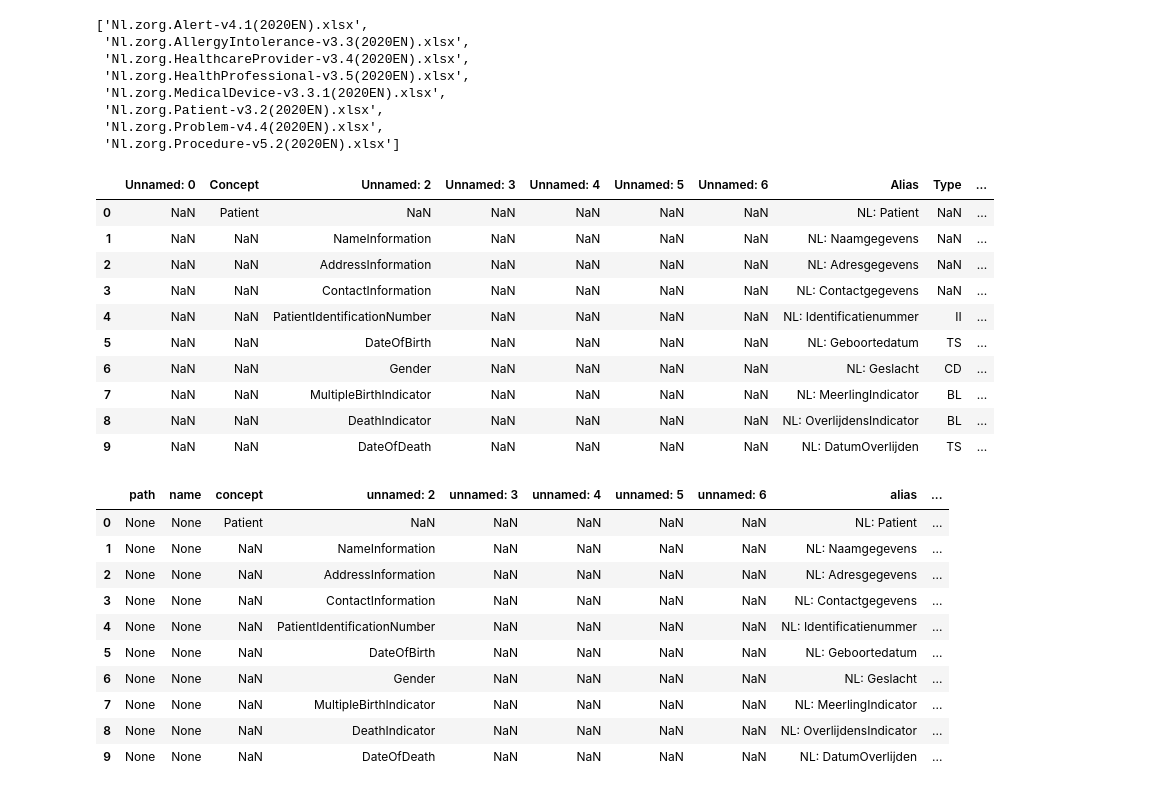
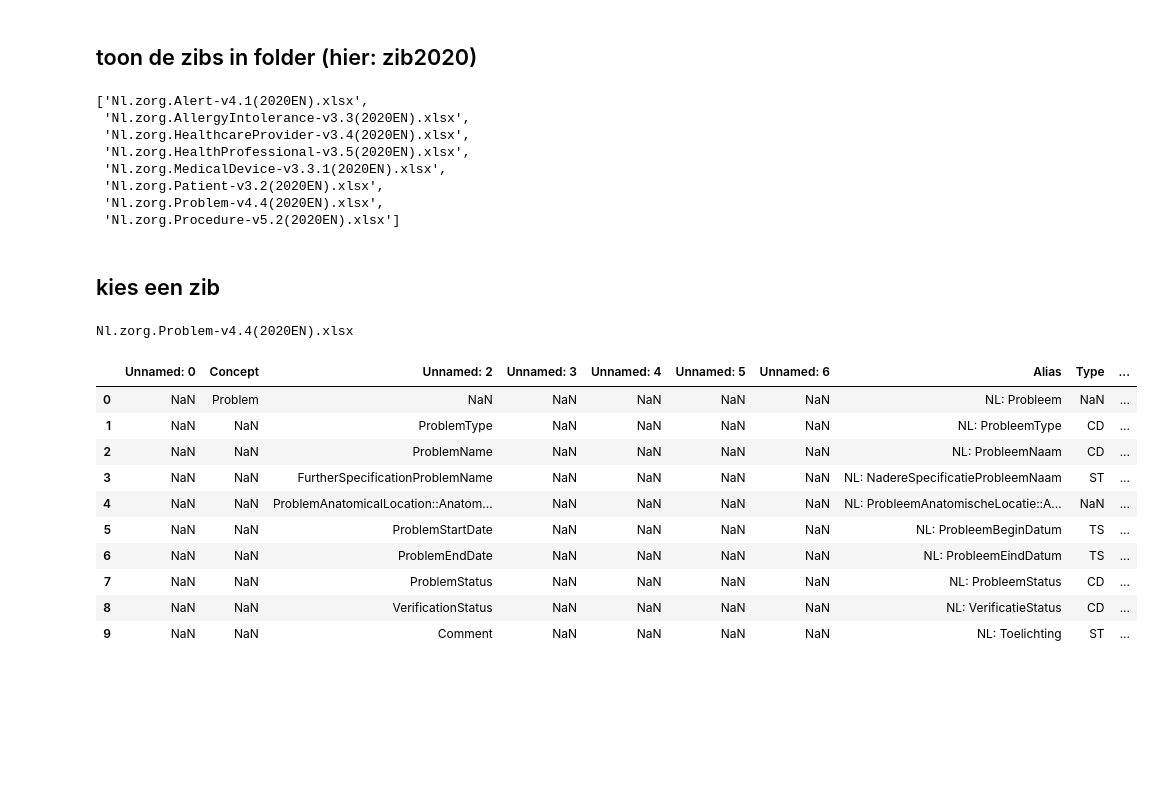
Before and after one commit to mgraauw/eu-nl-compared, a Jupyter notebook: zib2map.ipynb, the cells around one changed output. Saved outputs shown, nothing was run; the diff lists cells and outputs as text; code cells hidden in the pictures; blank space fills up the shorter version.

```diff
--- a/zib2map.ipynb
+++ b/zib2map.ipynb
@@ -1,6 +9,8 @@
 # %%
 import pandas as pd
 import os
+# %% [markdown]
+## toon de zibs in folder (hier: zib2020)
 # %%
 base = 'zibs2020'
 folder = os.path.join(base, 'downloads')
@@ -15,38 +25,24 @@ files
  'Nl.zorg.Patient-v3.2(2020EN).xlsx',
  'Nl.zorg.Problem-v4.4(2020EN).xlsx',
  'Nl.zorg.Procedure-v5.2(2020EN).xlsx']
+# %% [markdown]
+## kies een zib
 # %%
-file = 'Nl.zorg.Patient-v3.2(2020EN).xlsx'
+file = 'Nl.zorg.Problem-v4.4(2020EN).xlsx'
+print(file)
 url = os.path.join(folder, file)
 zibdf = pd.read_excel(url, sheet_name='Data', header=1)
 zibdf
 # %% [output]
+Nl.zorg.Problem-v4.4(2020EN).xlsx
 |  | Unnamed: 0 | Concept | Unnamed: 2 | Unnamed: 3 | Unnamed: 4 | Unnamed: 5 | Unnamed: 6 | Alias | Type | ... |
-| 0 | NaN | Patient | NaN | NaN | NaN | NaN | NaN | NL: Patient | NaN | ... |
-| 1 | NaN | NaN | NameInformation | NaN | NaN | NaN | NaN | NL: Naamgegevens | NaN | ... |
-| 2 | NaN | NaN | AddressInformation | NaN | NaN | NaN | NaN | NL: Adresgegevens | NaN | ... |
-| 3 | NaN | NaN | ContactInformation | NaN | NaN | NaN | NaN | NL: Contactgegevens | NaN | ... |
-| 4 | NaN | NaN | PatientIdentificationNumber | NaN | NaN | NaN | NaN | NL: Identificatienummer | II | ... |
-| 5 | NaN | NaN | DateOfBirth | NaN | NaN | NaN | NaN | NL: Geboortedatum | TS | ... |
-| 6 | NaN | NaN | Gender | NaN | NaN | NaN | NaN | NL: Geslacht | CD | ... |
-| 7 | NaN | NaN | MultipleBirthIndicator | NaN | NaN | NaN | NaN | NL: MeerlingIndicator | BL | ... |
-| 8 | NaN | NaN | DeathIndicator | NaN | NaN | NaN | NaN | NL: OverlijdensIndicator | BL | ... |
-| 9 | NaN | NaN | DateOfDeath | NaN | NaN | NaN | NaN | NL: DatumOverlijden | TS | ... |
+| 0 | NaN | Problem | NaN | NaN | NaN | NaN | NaN | NL: Probleem | NaN | ... |
+| 1 | NaN | NaN | ProblemType | NaN | NaN | NaN | NaN | NL: ProbleemType | CD | ... |
+| 2 | NaN | NaN | ProblemName | NaN | NaN | NaN | NaN | NL: ProbleemNaam | CD | ... |
+| 3 | NaN | NaN | FurtherSpecificationProblemName | NaN | NaN | NaN | NaN | NL: NadereSpecificatieProbleemNaam | ST | ... |
+| 4 | NaN | NaN | ProblemAnatomicalLocation::Anatom... | NaN | NaN | NaN | NaN | NL: ProbleemAnatomischeLocatie::A... | NaN | ... |
+| 5 | NaN | NaN | ProblemStartDate | NaN | NaN | NaN | NaN | NL: ProbleemBeginDatum | TS | ... |
+| 6 | NaN | NaN | ProblemEndDate | NaN | NaN | NaN | NaN | NL: ProbleemEindDatum | TS | ... |
+| 7 | NaN | NaN | ProblemStatus | NaN | NaN | NaN | NaN | NL: ProbleemStatus | CD | ... |
+| 8 | NaN | NaN | VerificationStatus | NaN | NaN | NaN | NaN | NL: VerificatieStatus | CD | ... |
+| 9 | NaN | NaN | Comment | NaN | NaN | NaN | NaN | NL: Toelichting | ST | ... |
-# %%
-zibdf.columns = [col.lower() for col in zibdf.columns]
-zibdf = zibdf.drop(labels=['unnamed: 0', 'reference'], axis=1).dropna(how='all')
-zibdf.insert(0, 'name', None)
-zibdf.insert(0, 'path', None)
-zibdf
-# %% [output]
-|  | path | name | concept | unnamed: 2 | unnamed: 3 | unnamed: 4 | unnamed: 5 | unnamed: 6 | alias | ... |
-| 0 | None | None | Patient | NaN | NaN | NaN | NaN | NaN | NL: Patient | ... |
-| 1 | None | None | NaN | NameInformation | NaN | NaN | NaN | NaN | NL: Naamgegevens | ... |
-| 2 | None | None | NaN | AddressInformation | NaN | NaN | NaN | NaN | NL: Adresgegevens | ... |
-| 3 | None | None | NaN | ContactInformation | NaN | NaN | NaN | NaN | NL: Contactgegevens | ... |
-| 4 | None | None | NaN | PatientIdentificationNumber | NaN | NaN | NaN | NaN | NL: Identificatienummer | ... |
-| 5 | None | None | NaN | DateOfBirth | NaN | NaN | NaN | NaN | NL: Geboortedatum | ... |
-| 6 | None | None | NaN | Gender | NaN | NaN | NaN | NaN | NL: Geslacht | ... |
-| 7 | None | None | NaN | MultipleBirthIndicator | NaN | NaN | NaN | NaN | NL: MeerlingIndicator | ... |
-| 8 | None | None | NaN | DeathIndicator | NaN | NaN | NaN | NaN | NL: OverlijdensIndicator | ... |
-| 9 | None | None | NaN | DateOfDeath | NaN | NaN | NaN | NaN | NL: DatumOverlijden | ... |
```
Also changed, not shown: parts of 5 cells of this notebook, 21 other files.
